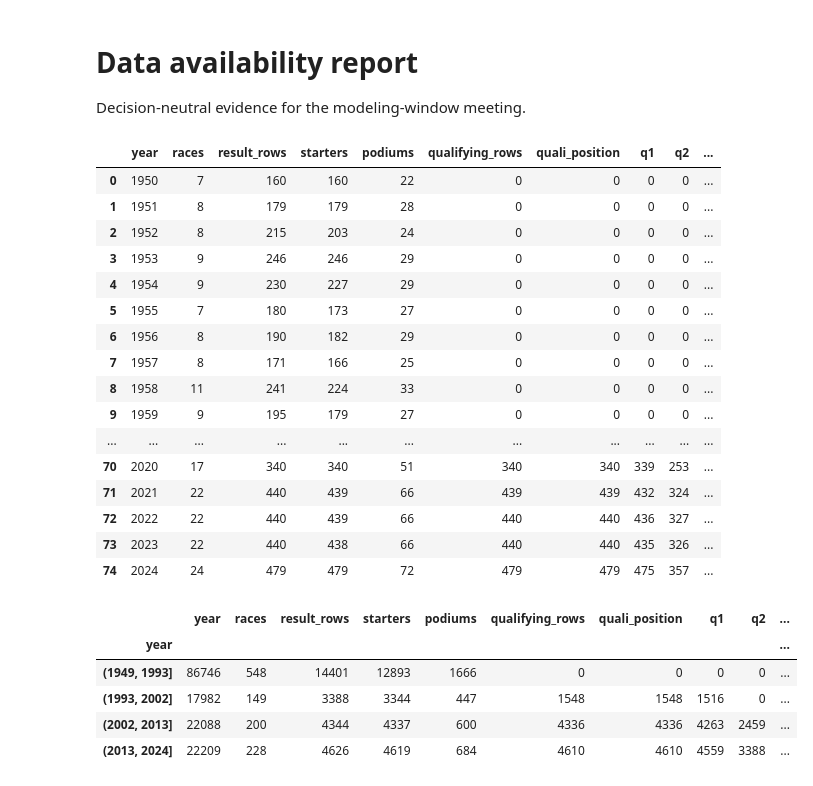
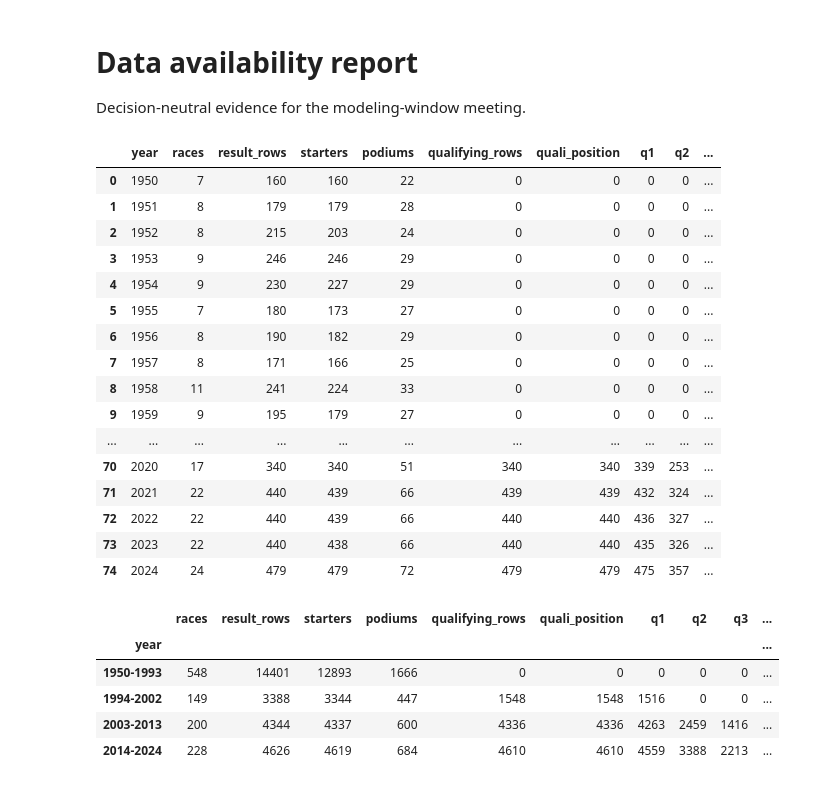
Before and after one commit to MohamedAyman04/f1-drivers, a Jupyter notebook: notebooks/01_data_availability_report.ipynb, the cells around one changed output. Cells and saved outputs as stored; diff of their text form; code cells hidden in the pictures.

```diff
--- a/notebooks/01_data_availability_report.ipynb
+++ b/notebooks/01_data_availability_report.ipynb
@@ -10,41 +10,44 @@ pd.set_option('display.width', None)
 import matplotlib.pyplot as plt
 root=Path.cwd().resolve()
 while root!=root.parent and not (root/'data'/'raw').exists(): root=root.parent
 raw=root/'data'/'raw'; t={p.stem:pd.read_csv(p,dtype=str,keep_default_na=False) for p in raw.glob('*.csv')}
 r=t['races'].copy(); r['year']=pd.to_numeric(r.year); y=r.set_index('raceId').year
 x=t['results'].copy(); x['year']=x.raceId.map(y); x['grid_n']=pd.to_numeric(x.grid,errors='coerce'); x['laps_n']=pd.to_numeric(x.laps,errors='coerce'); x['pos_n']=pd.to_numeric(x.positionOrder,errors='coerce'); x['started']=(x.grid_n>0)|((x.grid_n==0)&(x.laps_n>0)); x['podium']=x.pos_n.le(3)
 q=t['qualifying'].copy(); q['year']=q.raceId.map(y); s=t['sprint_results'].copy(); s['year']=s.raceId.map(y)
 valid=lambda z:(~z.isin(['',r'\N'])).sum(); rows=[]
 for year in range(int(r.year.min()),int(r.year.max())+1):
     a=x[x.year.eq(year)]; b=q[q.year.eq(year)]; c=s[s.year.eq(year)]
     rows.append({'year':year,'races':r.loc[r.year.eq(year),'raceId'].nunique(),'result_rows':len(a),'starters':int(a.started.sum()),'podiums':int((a.started&a.podium).sum()),'qualifying_rows':len(b),'quali_position':int(valid(b.position)),'q1':int(valid(b.q1)),'q2':int(valid(b.q2)),'q3':int(valid(b.q3)),'sprint_rows':len(c)})
 coverage=pd.DataFrame(rows)
-for col in ['quali_position','q1','q2','q3']: coverage[col+'_pct']=coverage[col]/coverage.result_rows
-display(coverage); display(coverage.groupby(pd.cut(coverage.year,[1949,1993,2002,2013,2024])).sum(numeric_only=True))
+# era totals: sum the counts only (summing year or *_pct is meaningless), then recompute shares
+era=coverage.drop(columns='year').groupby(pd.cut(coverage.year,[1949,1993,2002,2013,2024],labels=['1950-1993','1994-2002','2003-2013','2014-2024']),observed=True).sum()
+for df in (coverage,era):
+    for col in ['quali_position','q1','q2','q3']: df[col+'_pct']=(df[col]/df.result_rows).round(3)
+display(coverage); display(era)
 # %% [output]
 |  | year | races | result_rows | starters | podiums | qualifying_rows | quali_position | q1 | q2 | ... |
 | 0 | 1950 | 7 | 160 | 160 | 22 | 0 | 0 | 0 | 0 | ... |
 | 1 | 1951 | 8 | 179 | 179 | 28 | 0 | 0 | 0 | 0 | ... |
 | 2 | 1952 | 8 | 215 | 203 | 24 | 0 | 0 | 0 | 0 | ... |
 | 3 | 1953 | 9 | 246 | 246 | 29 | 0 | 0 | 0 | 0 | ... |
 | 4 | 1954 | 9 | 230 | 227 | 29 | 0 | 0 | 0 | 0 | ... |
 | 5 | 1955 | 7 | 180 | 173 | 27 | 0 | 0 | 0 | 0 | ... |
 | 6 | 1956 | 8 | 190 | 182 | 29 | 0 | 0 | 0 | 0 | ... |
 | 7 | 1957 | 8 | 171 | 166 | 25 | 0 | 0 | 0 | 0 | ... |
 | 8 | 1958 | 11 | 241 | 224 | 33 | 0 | 0 | 0 | 0 | ... |
 | 9 | 1959 | 9 | 195 | 179 | 27 | 0 | 0 | 0 | 0 | ... |
 | ... | ... | ... | ... | ... | ... | ... | ... | ... | ... | ... |
 | 70 | 2020 | 17 | 340 | 340 | 51 | 340 | 340 | 339 | 253 | ... |
 | 71 | 2021 | 22 | 440 | 439 | 66 | 439 | 439 | 432 | 324 | ... |
 | 72 | 2022 | 22 | 440 | 439 | 66 | 440 | 440 | 436 | 327 | ... |
 | 73 | 2023 | 22 | 440 | 438 | 66 | 440 | 440 | 435 | 326 | ... |
 | 74 | 2024 | 24 | 479 | 479 | 72 | 479 | 479 | 475 | 357 | ... |
-|  | year | races | result_rows | starters | podiums | qualifying_rows | quali_position | q1 | q2 | ... |
+|  | races | result_rows | starters | podiums | qualifying_rows | quali_position | q1 | q2 | q3 | ... |
 | year |  |  |  |  |  |  |  |  |  | ... |
-| (1949, 1993] | 86746 | 548 | 14401 | 12893 | 1666 | 0 | 0 | 0 | 0 | ... |
-| (1993, 2002] | 17982 | 149 | 3388 | 3344 | 447 | 1548 | 1548 | 1516 | 0 | ... |
-| (2002, 2013] | 22088 | 200 | 4344 | 4337 | 600 | 4336 | 4336 | 4263 | 2459 | ... |
-| (2013, 2024] | 22209 | 228 | 4626 | 4619 | 684 | 4610 | 4610 | 4559 | 3388 | ... |
+| 1950-1993 | 548 | 14401 | 12893 | 1666 | 0 | 0 | 0 | 0 | 0 | ... |
+| 1994-2002 | 149 | 3388 | 3344 | 447 | 1548 | 1548 | 1516 | 0 | 0 | ... |
+| 2003-2013 | 200 | 4344 | 4337 | 600 | 4336 | 4336 | 4263 | 2459 | 1416 | ... |
+| 2014-2024 | 228 | 4626 | 4619 | 684 | 4610 | 4610 | 4559 | 3388 | 2213 | ... |
 # %%
 fig,ax=plt.subplots(2,1,figsize=(14,8),sharex=True)
 for col,label in [('quali_position_pct','Qualifying position'),('q1_pct','Q1'),('q2_pct','Q2'),('q3_pct','Q3')]: ax[0].plot(coverage.year,coverage[col],label=label)
```
Also changed, not shown: parts of 2 cells of this notebook, 2 other files.
